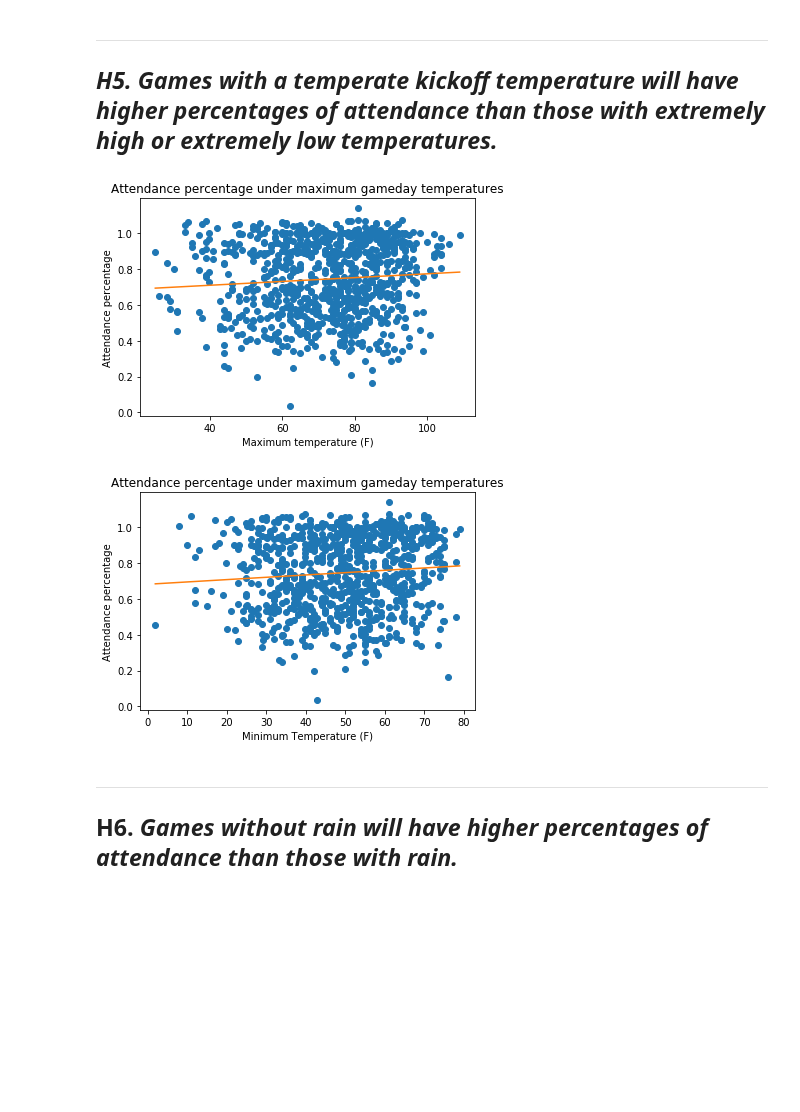
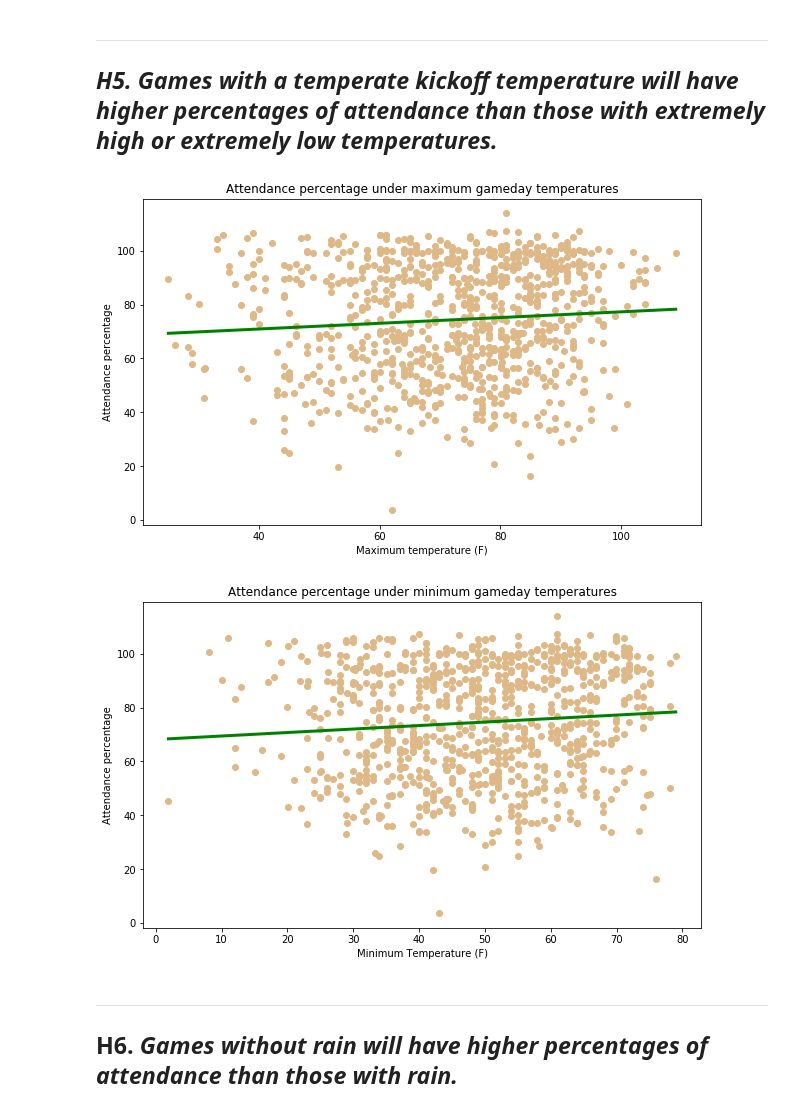
Before and after one commit to TaraWilson17/data512, a Jupyter notebook: final_project/data_analysis.ipynb, the cells around one changed output. Saved outputs shown, nothing was run; the diff lists cells and outputs as text; code cells hidden in the pictures; blank space fills up the shorter version.

Commit message:
Formats and stadardizes plots

```diff
--- a/final_project/data_analysis.ipynb
+++ b/final_project/data_analysis.ipynb
@@ -8,10 +8,13 @@ from math import sqrt
 import numpy as np
 import pandas as pd
 import matplotlib.pyplot as plt
+plt.rcParams.update({'font.size': 12})
 # %%
 attendance_data_with_rain_data = pd.read_csv("processed_data/seasons_2012-2018_attendance_data.csv")
 # %%
 attendance_data_with_rain_data = attendance_data_with_rain_data[attendance_data_with_rain_data["attendance_percentage"] <= 1.25]
+attendance_data_with_rain_data["attendance_percentage"] = attendance_data_with_rain_data["attendance_percentage"] * 100.0
+
 len(attendance_data_with_rain_data)
 # %% [output]
 4818
@@ -152,27 +156,30 @@ attendance_data_with_rain_data["min_temp"] = ((attendance_data_with_rain_data["m
 # %%
 max_temp_attendance = attendance_data_with_rain_data[attendance_data_with_rain_data["max_temp"] >= 0]
 
-plt.plot(max_temp_attendance["max_temp"], max_temp_attendance["attendance_percentage"], "o")
-plt.plot(np.unique(max_temp_attendance["max_temp"]), np.poly1d(np.polyfit(max_temp_attendance["max_temp"], max_temp_attendance["attendance_percentage"], 1))(np.unique(max_temp_attendance["max_temp"])))
+plt.figure(figsize=(10,6))
+plt.plot(max_temp_attendance["max_temp"], max_temp_attendance["attendance_percentage"], "o", color="burlywood")
+plt.plot(np.unique(max_temp_attendance["max_temp"]), np.poly1d(np.polyfit(max_temp_attendance["max_temp"], max_temp_attendance["attendance_percentage"], 1))(np.unique(max_temp_attendance["max_temp"])), color="green", linewidth=3)
 
 plt.title("Attendance percentage under maximum gameday temperatures")
 plt.ylabel("Attendance percentage")
 plt.xlabel("Maximum temperature (F)")
+plt.savefig("temp_vs_attendance.jpg")
 plt.show()
 # %% [output]
-[figure, old version]
+[figure, new version]
 # %%
 min_temp_attendance = attendance_data_with_rain_data[attendance_data_with_rain_data["min_temp"] >= 0]
 
-plt.plot(min_temp_attendance["min_temp"], min_temp_attendance["attendance_percentage"], "o")
-plt.plot(np.unique(min_temp_attendance["min_temp"]), np.poly1d(np.polyfit(min_temp_attendance["min_temp"], min_temp_attendance["attendance_percentage"], 1))(np.unique(min_temp_attendance["min_temp"])))
+plt.figure(figsize=(10,6))
+plt.plot(min_temp_attendance["min_temp"], min_temp_attendance["attendance_percentage"], "o", color="burlywood")
+plt.plot(np.unique(min_temp_attendance["min_temp"]), np.poly1d(np.polyfit(min_temp_attendance["min_temp"], min_temp_attendance["attendance_percentage"], 1))(np.unique(min_temp_attendance["min_temp"])), color="green", linewidth=3)
 
-plt.title("Attendance percentage under maximum gameday temperatures")
+plt.title("Attendance percentage under minimum gameday temperatures")
 plt.ylabel("Attendance percentage")
 plt.xlabel("Minimum Temperature (F)")
 plt.show()
 # %% [output]
-[figure, old version]
+[figure, new version]
 # %% [markdown]
 -----------------------
 ## H6. *Games without rain will have higher percentages of attendance than those with rain.*
```
Also changed, not shown: parts of 6 cells of this notebook.
